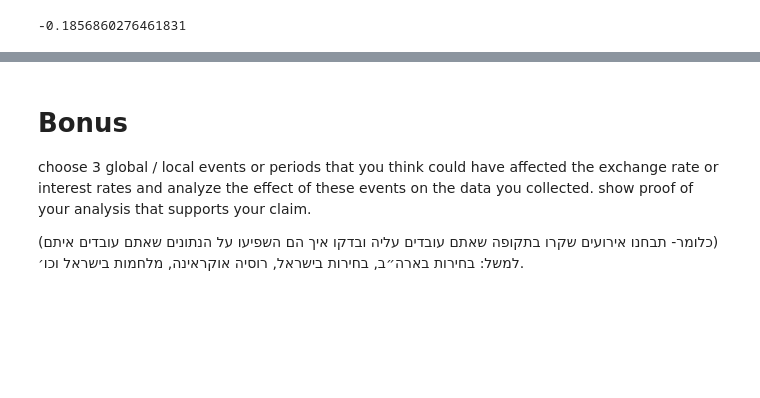
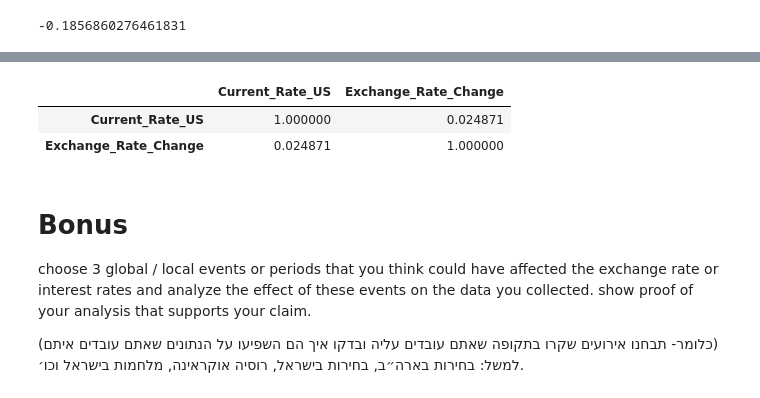
Before and after one commit to mc770999/exem9, a Jupyter notebook: exam (1).ipynb, the cells around one changed output, grey strips where cells are left out. Drawn from its saved outputs; the diff is of its cells as text; code cells hidden in the pictures; blank space fills up the shorter version.

```diff
--- a/exam (1).ipynb
+++ b/exam (1).ipynb
@@ -254,5 +254,14 @@ all_marged[["Rate_Difference","Current_Rate"]].corr()["Current_Rate"]["Rate_Diff
 # %%
 # pert - c
+all_marged['Exchange_Rate_Change'] = all_marged['Current_Rate'].pct_change() * 100
+
+correlation = all_marged[['Current_Rate_US', 'Exchange_Rate_Change']].corr()
+
+correlation
+# %% [output]
+|  | Current_Rate_US | Exchange_Rate_Change |
+| Current_Rate_US | 1.000000 | 0.024871 |
+| Exchange_Rate_Change | 0.024871 | 1.000000 |
 # %% [markdown]
 # Bonus
 choose 3 global / local events or periods that you think could have affected the exchange rate or interest rates
```
Also changed, not shown: parts of 1 cell of this notebook.
